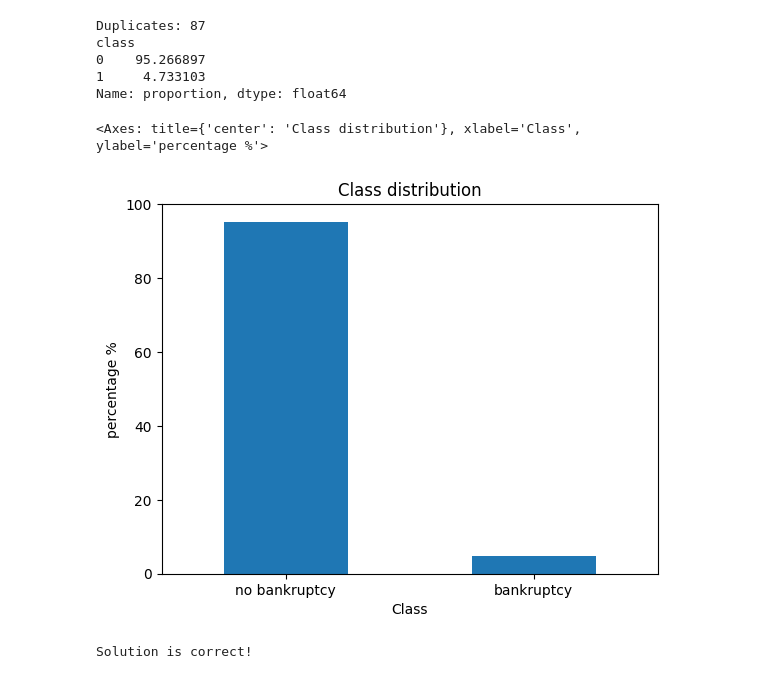
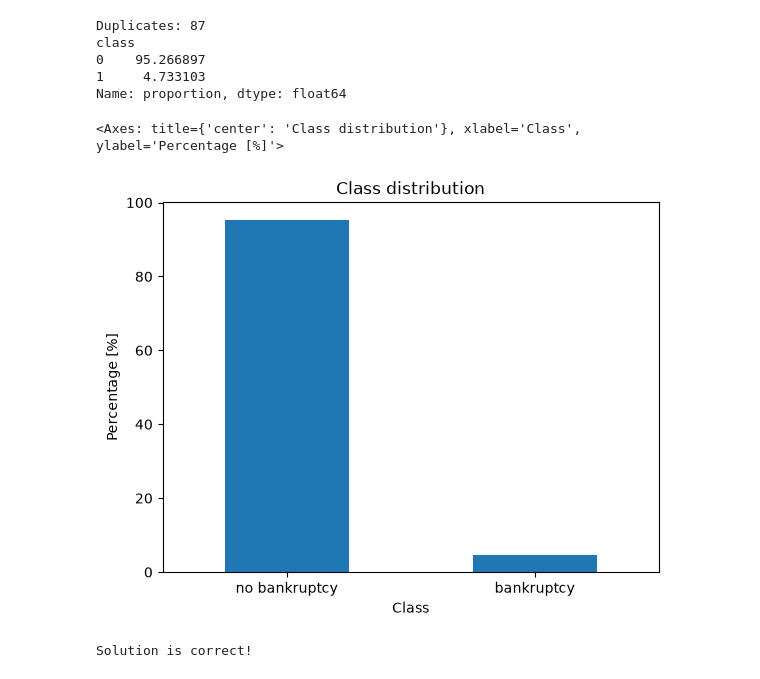
Before and after one commit to SzymonIwaniuk/fundamentals-of-artificial-intelligence, a Jupyter notebook: lab2/lab_2.ipynb, the cells around one changed output. Drawn from its saved outputs; the diff is of its cells as text; code cells hidden in the pictures.

```diff
--- a/lab2/lab_2.ipynb
+++ b/lab2/lab_2.ipynb
@@ -160,13 +160,13 @@ Name: proportion, dtype: float64
 # %%
 class_pct.rename({0: "no bankruptcy", 1: "bankruptcy"}).plot.bar(
     title="Class distribution",
     xlabel="Class",
-    ylabel="percentage %",
+    ylabel="Percentage [%]",
     rot=0
 )
 # %% [output]
-<Axes: title={'center': 'Class distribution'}, xlabel='Class', ylabel='percentage %'>
+<Axes: title={'center': 'Class distribution'}, xlabel='Class', ylabel='Percentage [%]'>
-[figure, old version]
+[figure, new version]
 # %%
 assert n_duplicates == 87
 assert len(df) == 10416
```
Also changed, not shown: parts of 55 cells of this notebook.
